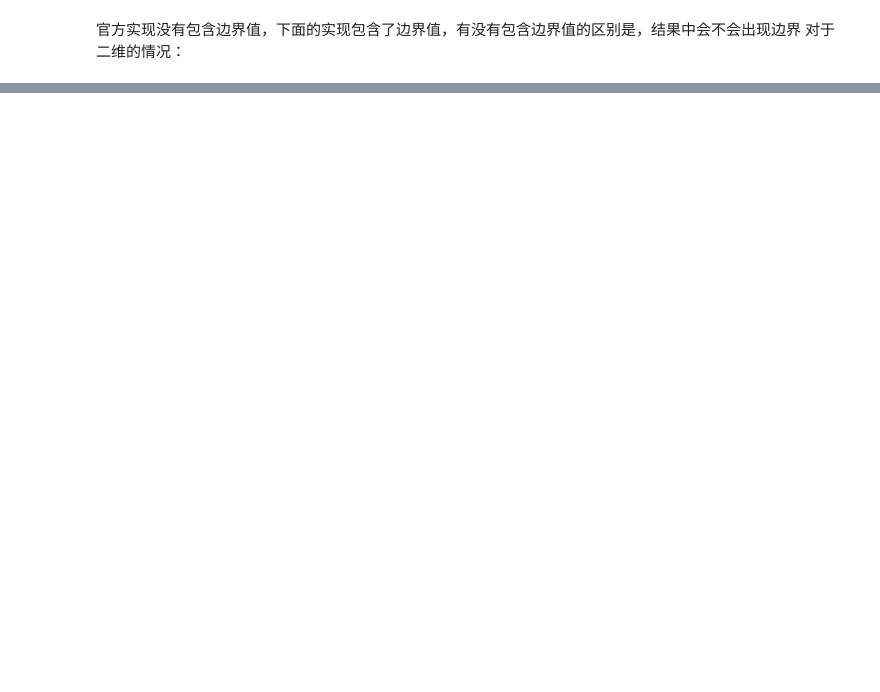
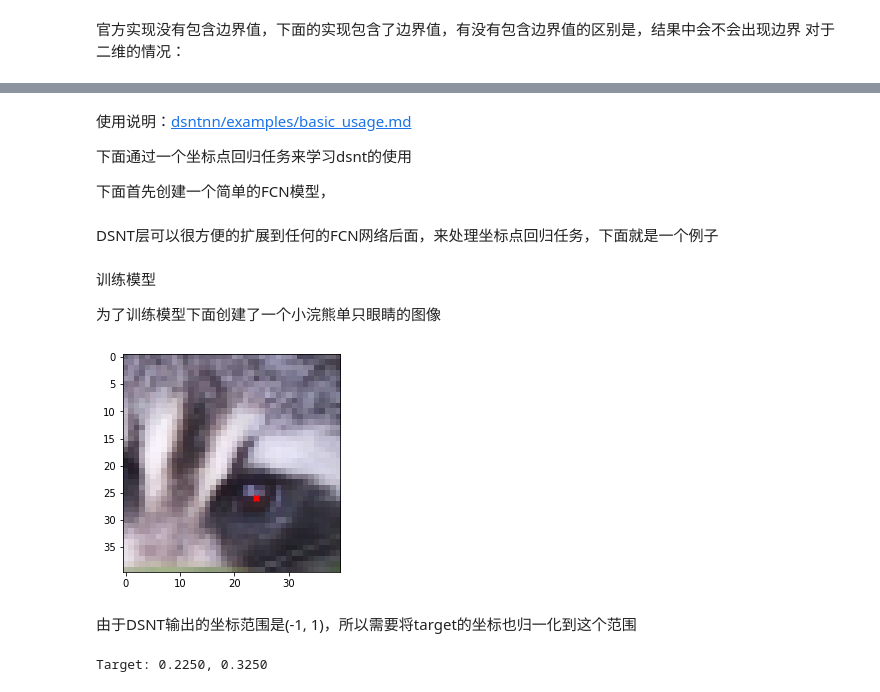
Before and after one commit to Ri-Yue-Shui-Hua/Learning-Notes, a Jupyter notebook: jupyter/DSNT.ipynb, the cells around one changed output, grey strips where cells are left out. Cells and saved outputs as stored; diff of their text form; code cells hidden in the pictures; blank space fills up the shorter version.

```diff
--- a/jupyter/DSNT.ipynb
+++ b/jupyter/DSNT.ipynb
@@ -24,0 +36,6 @@ def normalized_linspace(length, dtype=None, device=None):
+# %% [markdown]
+使用说明：[dsntnn/examples/basic_usage.md](https://github.com/anibali/dsntnn/blob/master/examples/basic_usage.md)
+
+下面通过一个坐标点回归任务来学习dsnt的使用
+
+下面首先创建一个简单的FCN模型，
@@ -24,0 +61,2 @@ def normalized_linspace(length, dtype=None, device=None):
+# %% [markdown]
+DSNT层可以很方便的扩展到任何的FCN网络后面，来处理坐标点回归任务，下面就是一个例子
@@ -24,0 +81,36 @@ def normalized_linspace(length, dtype=None, device=None):
+# %% [markdown]
+训练模型
+
+为了训练模型下面创建了一个小浣熊单只眼睛的图像
+# %%
+from torch import optim
+import matplotlib.pyplot as plt
+import scipy
+import scipy.misc as sm
+from skimage.transform import resize
+
+image_size = [40, 40]
+image = scipy.misc.face()[200:400, 600:800, :]
+raccoon_face = resize(image, image_size)  # (40, 40, 3)
+eye_x, eye_y = 24, 26
+
+plt.imshow(raccoon_face)
+plt.scatter([eye_x], [eye_y], color='red', marker='X')
+plt.show()
+# %% [output]
+[figure, added]
+# %% [markdown]
+由于DSNT输出的坐标范围是(-1, 1)，所以需要将target的坐标也归一化到这个范围
+# %%
+import torch
+raccoon_face_tensor = torch.from_numpy(raccoon_face).permute(2, 0, 1).float()  # torch.Size([3, 40, 40])
+input_tensor = raccoon_face_tensor.div(255).unsqueeze(0)  # torch.Size([1, 3, 40, 40])
+input_var = input_tensor.cuda()
+
+eye_coords_tensor = torch.Tensor([[[eye_x, eye_y]]])  # shape = [1, 1, 2],value=[[[24., 26.]]]
+target_tensor = (eye_coords_tensor * 2 + 1) / torch.Tensor(image_size) - 1  # shape = [1, 1, 2],value=[[[0.2250, 0.3250]]]
+target_var = target_tensor.cuda()
+
+print('Target: {:0.4f}, {:0.4f}'.format(*list(target_tensor.squeeze())))
+# %% [output]
+Target: 0.2250, 0.3250
```
Also changed, not shown: parts of 8 cells of this notebook, 19 other files.
